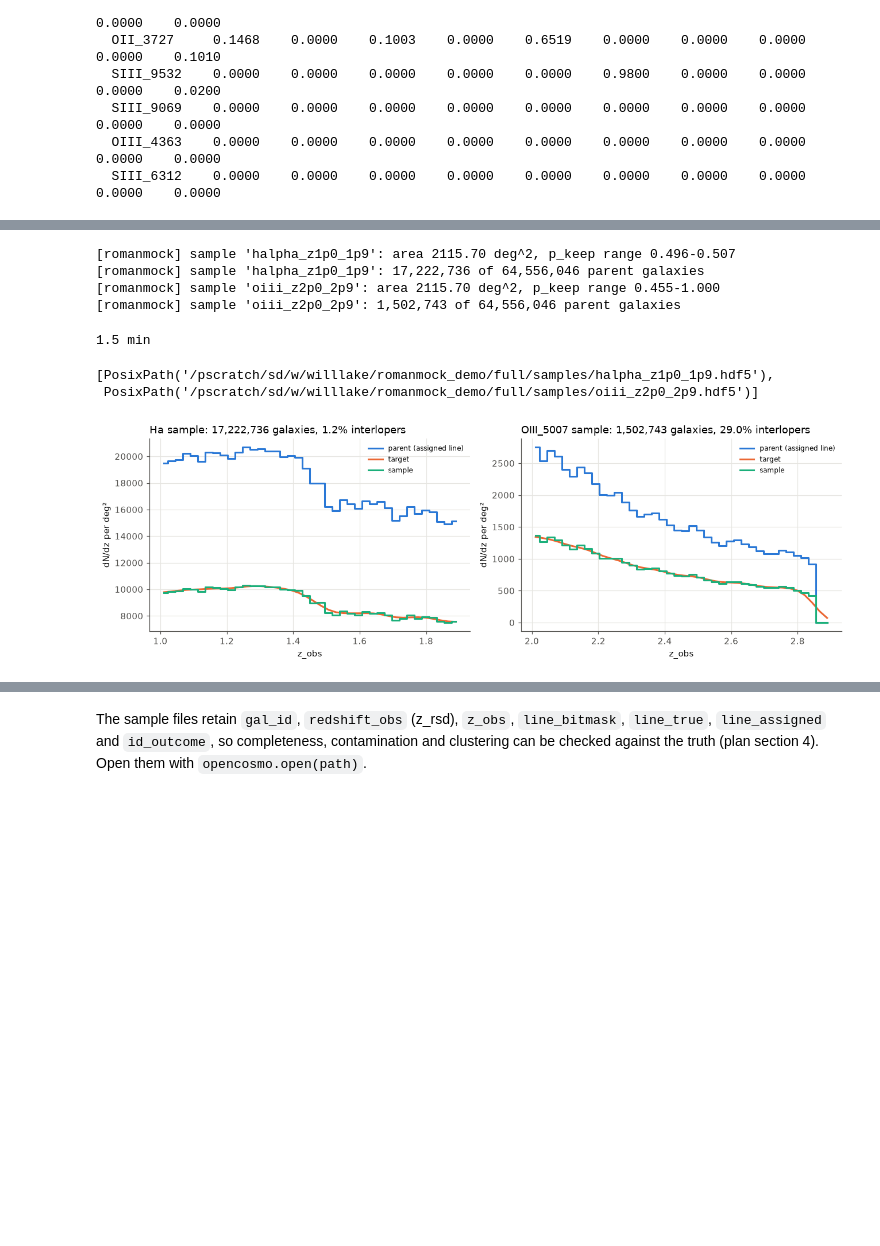
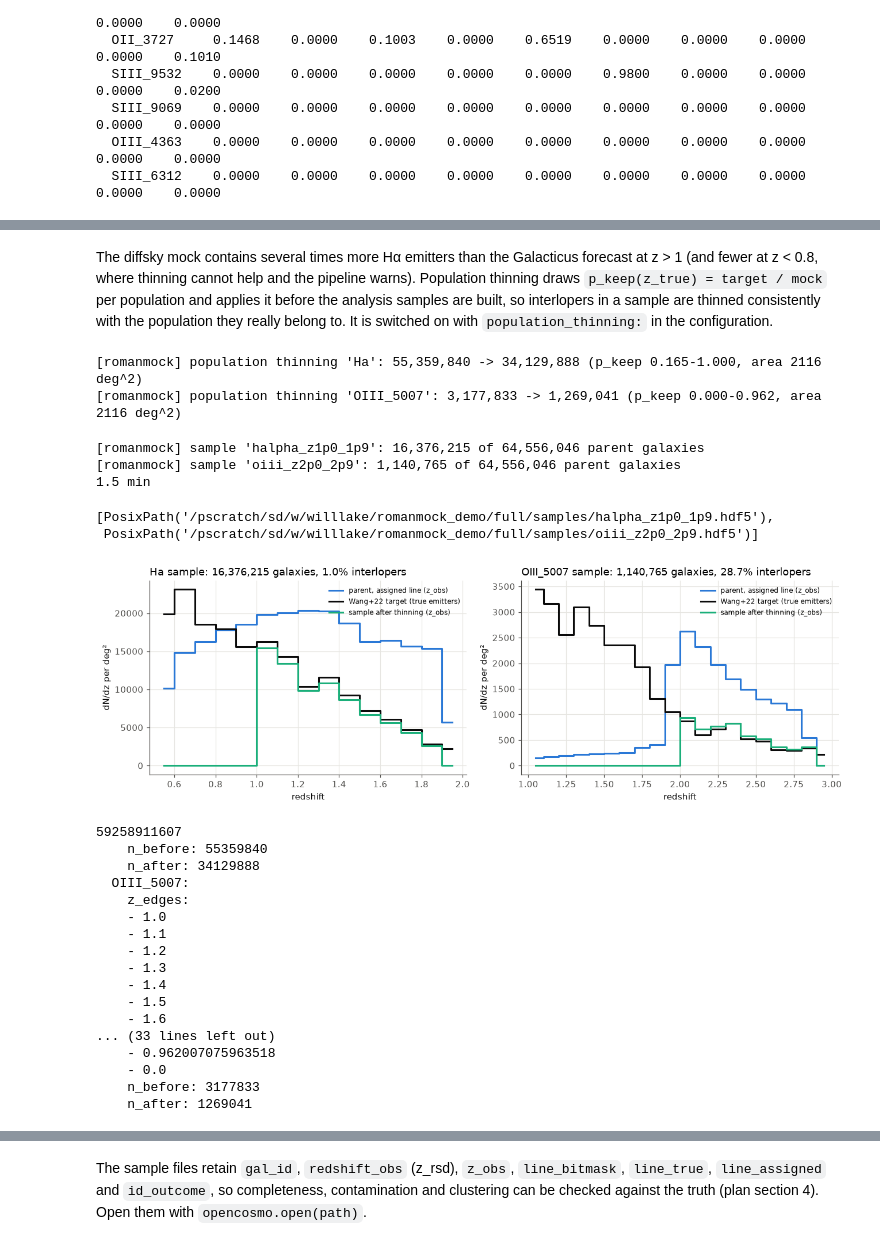
Before and after one commit to willlake/RomanMock, a Jupyter notebook: notebooks/05_full_run.ipynb, the cells around one changed output, grey strips where cells are left out. Cells and saved outputs as stored; diff of their text form; code cells hidden in the pictures; blank space fills up the shorter version.

```diff
--- a/notebooks/05_full_run.ipynb
+++ b/notebooks/05_full_run.ipynb
@@ -228,20 +246,18 @@ available. Bins where the target exceeds the mock are kept entirely and reported
+# %% [markdown]
+The diffsky mock contains several times more Hα emitters than the Galacticus forecast at z > 1
+(and fewer at z < 0.8, where thinning cannot help and the pipeline warns). Population thinning
+draws `p_keep(z_true) = target / mock` per population and applies it before the analysis samples
+are built, so interlopers in a sample are thinned consistently with the population they really
+belong to. It is switched on with `population_thinning:` in the configuration.
 # %%
-from romanmock.config import SampleConfig, DownsampleConfig
-from scipy.ndimage import gaussian_filter1d
+from romanmock.config import PopulationThinningConfig, SampleConfig
 
-def half_mock_target(name, z_min, z_max, nbins=40):
-    edges = np.linspace(z_min, z_max, nbins + 1)
-    sel = has_z & (pdata["line_assigned"] == pipe.line_set.bit(name))
-    mock = gaussian_filter1d(dndz(pdata["z_obs"][sel], edges, area), 1.5, mode="nearest")
-    return {"z": (0.5 * (edges[1:] + edges[:-1])).tolist(), "dndz": (0.5 * mock).tolist()}, edges
-
-tgt_ha, edges_ha = half_mock_target("Ha", 1.0, 1.9)
-tgt_o3, edges_o3 = half_mock_target("OIII_5007", 2.0, 2.9)
+cfg.population_thinning = PopulationThinningConfig(
+    targets={"Ha": {"reference": "wang2022", "dust_av": 1.65}, "OIII_5007": {"reference": "wang2022", "dust_av": 1.65}},
+    by="line_true", z_column="redshift_obs", outside_range="keep")
 samples = [
-    SampleConfig(name="halpha_z1p0_1p9", z_min=1.0, z_max=1.9, assigned_lines=["Ha"],
-                 downsample=DownsampleConfig(target=tgt_ha, z_edges=edges_ha.tolist(), area_deg2=area, smooth_bins=1.0)),
-    SampleConfig(name="oiii_z2p0_2p9", z_min=2.0, z_max=2.9, assigned_lines=["OIII_5007"],
-                 downsample=DownsampleConfig(target=tgt_o3, z_edges=edges_o3.tolist(), area_deg2=area, smooth_bins=1.0)),
+    SampleConfig(name="halpha_z1p0_1p9", z_min=1.0, z_max=1.9, assigned_lines=["Ha"]),
+    SampleConfig(name="oiii_z2p0_2p9", z_min=2.0, z_max=2.9, assigned_lines=["OIII_5007"]),
 ]
 cfg.output.overwrite = True
 t0 = time.time()
@@ -249,26 +265,44 @@ sample_files = pipe.build_samples(samples=samples)
 print(f"{(time.time() - t0) / 60:.1f} min")
 sample_files
 # %% [output]
-[romanmock] sample 'halpha_z1p0_1p9': area 2115.70 deg^2, p_keep range 0.496-0.507
-[romanmock] sample 'halpha_z1p0_1p9': 17,222,736 of 64,556,046 parent galaxies
-[romanmock] sample 'oiii_z2p0_2p9': area 2115.70 deg^2, p_keep range 0.455-1.000
-[romanmock] sample 'oiii_z2p0_2p9': 1,502,743 of 64,556,046 parent galaxies
+[romanmock] population thinning 'Ha': 55,359,840 -> 34,129,888 (p_keep 0.165-1.000, area 2116 deg^2)
+[romanmock] population thinning 'OIII_5007': 3,177,833 -> 1,269,041 (p_keep 0.000-0.962, area 2116 deg^2)
+[romanmock] sample 'halpha_z1p0_1p9': 16,376,215 of 64,556,046 parent galaxies
+[romanmock] sample 'oiii_z2p0_2p9': 1,140,765 of 64,556,046 parent galaxies
 1.5 min
 [PosixPath('/pscratch/sd/w/willlake/romanmock_demo/full/samples/halpha_z1p0_1p9.hdf5'),
  PosixPath('/pscratch/sd/w/willlake/romanmock_demo/full/samples/oiii_z2p0_2p9.hdf5')]
 # %%
 fig, axes = plt.subplots(1, 2, figsize=(12, 4))
-for ax, path, (tgt, edges), name in zip(axes, sample_files, [(tgt_ha, edges_ha), (tgt_o3, edges_o3)], ["Ha", "OIII_5007"]):
-    ds = oc.open(path)
-    d = ds.select("z_obs", "id_outcome").get_data("numpy", wrap_single=True)
+for ax, path, name in zip(axes, sample_files, ["Ha", "OIII_5007"]):
+    d = oc.open(path).select("z_obs", "redshift_obs", "id_outcome", "line_true").get_data("numpy", wrap_single=True)
+    edges, ref = wang2022_bins(name, 1e-16, 1.65)
     zc = 0.5 * (edges[1:] + edges[:-1])
-    sel = has_z & (pdata["line_assigned"] == pipe.line_set.bit(name))
-    ax.step(zc, dndz(pdata["z_obs"][sel], edges, area), where="mid", color=plotting.CATEGORICAL[0], label="parent (assigned line)")
-    ax.plot(tgt["z"], tgt["dndz"], color=plotting.CATEGORICAL[1], label="target")
-    ax.step(zc, dndz(d["z_obs"], edges, area), where="mid", color=plotting.CATEGORICAL[2], label="sample")
+    sel = pdata["line_assigned"] == pipe.line_set.bit(name)
+    ax.step(zc, dndz(pdata["z_obs"][sel], edges, area), where="mid", color=plotting.CATEGORICAL[0], label="parent, assigned line (z_obs)")
+    ax.step(zc, ref, where="mid", color=plotting.TEXT_PRIMARY, label="Wang+22 target (true emitters)")
+    ax.step(zc, dndz(d["z_obs"], edges, area), where="mid", color=plotting.CATEGORICAL[2], label="sample after thinning (z_obs)")
     misid = np.mean(d["id_outcome"] == 3)
-    ax.set_xlabel("z_obs"); ax.set_ylabel("dN/dz per deg²"); ax.set_title(f"{name} sample: {len(d['z_obs']):,} galaxies, {100 * misid:.1f}% interlopers")
-    ax.legend(fontsize=8)
+    ax.set_xlabel("redshift"); ax.set_ylabel("dN/dz per deg²")
+    ax.set_title(f"{name} sample: {len(d['z_obs']):,} galaxies, {100 * misid:.1f}% interlopers"); ax.legend(fontsize=8)
 plt.tight_layout(); plt.show()
+print(open(os.path.join(OUT_DIR, "samples", "halpha_z1p0_1p9_metadata.yaml")).read()[-700:])
 # %% [output]
-[figure, old version]
+[figure, new version]
+59258911607
+    n_before: 55359840
+    n_after: 34129888
+  OIII_5007:
+    z_edges:
+    - 1.0
+    - 1.1
+    - 1.2
+    - 1.3
+    - 1.4
+    - 1.5
+    - 1.6
+... (33 lines left out)
+    - 0.962007075963518
+    - 0.0
+    n_before: 3177833
+    n_after: 1269041
```
Also changed, not shown: parts of 10 cells of this notebook, 19 other files.
